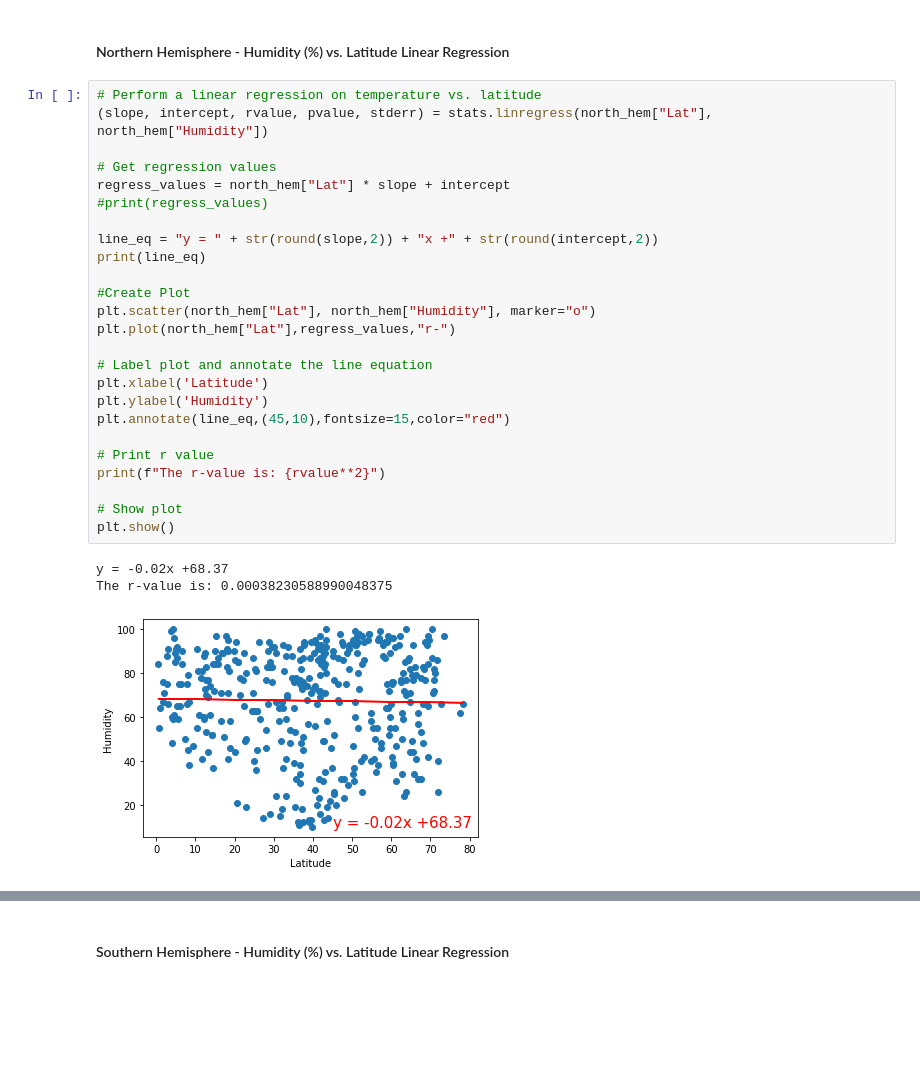
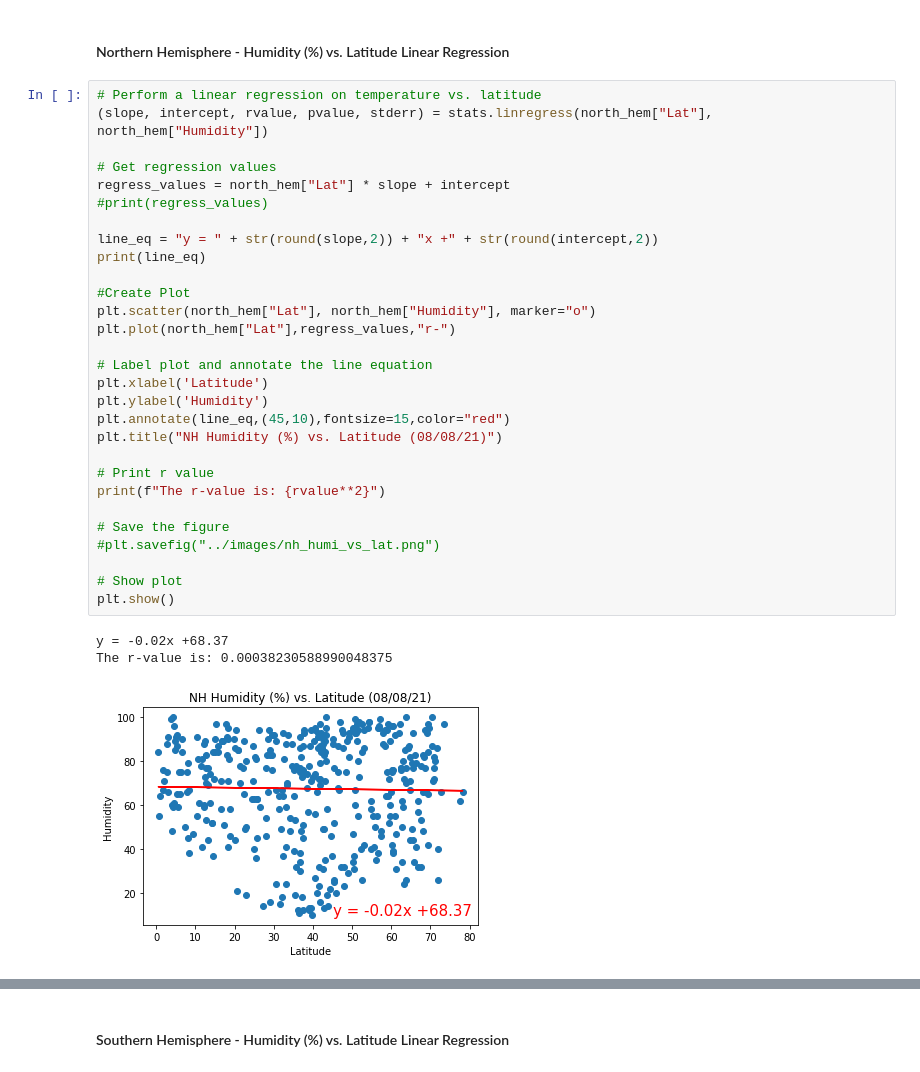
Before and after one commit to ceci-chapa/python-api-challenge, a Jupyter notebook: WeatherPy/WeatherPy.ipynb, the cells around one changed output, grey strips where cells are left out. Drawn from its saved outputs; the diff is of its cells as text; blank space fills up the shorter version.

```diff
--- a/WeatherPy/WeatherPy.ipynb
+++ b/WeatherPy/WeatherPy.ipynb
@@ -346,29 +370,33 @@ The r-value is: 0.6492687515715824
 # %%
 # Perform a linear regression on temperature vs. latitude
 (slope, intercept, rvalue, pvalue, stderr) = stats.linregress(north_hem["Lat"], north_hem["Humidity"])
 
 # Get regression values
 regress_values = north_hem["Lat"] * slope + intercept
 #print(regress_values)
 
 line_eq = "y = " + str(round(slope,2)) + "x +" + str(round(intercept,2))
 print(line_eq)
 
 #Create Plot
 plt.scatter(north_hem["Lat"], north_hem["Humidity"], marker="o")
 plt.plot(north_hem["Lat"],regress_values,"r-")
 
 # Label plot and annotate the line equation
 plt.xlabel('Latitude')
 plt.ylabel('Humidity')
 plt.annotate(line_eq,(45,10),fontsize=15,color="red")
+plt.title("NH Humidity (%) vs. Latitude (08/08/21)")
 
 # Print r value
 print(f"The r-value is: {rvalue**2}")
 
+# Save the figure
+#plt.savefig("../images/nh_humi_vs_lat.png")
+
 # Show plot
 plt.show()
 # %% [output]
 y = -0.02x +68.37
 The r-value is: 0.00038230588990048375
-[figure, old version]
+[figure, new version]
```
Also changed, not shown: parts of 24 cells of this notebook, 1 other file.
